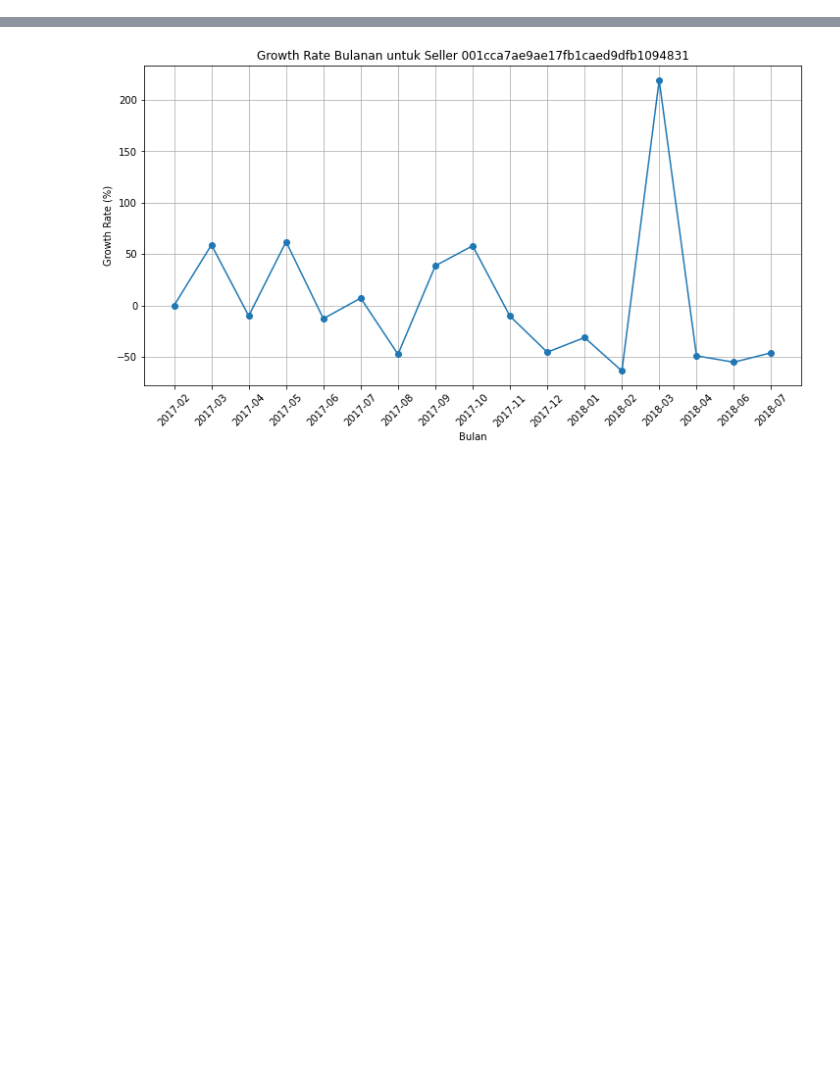
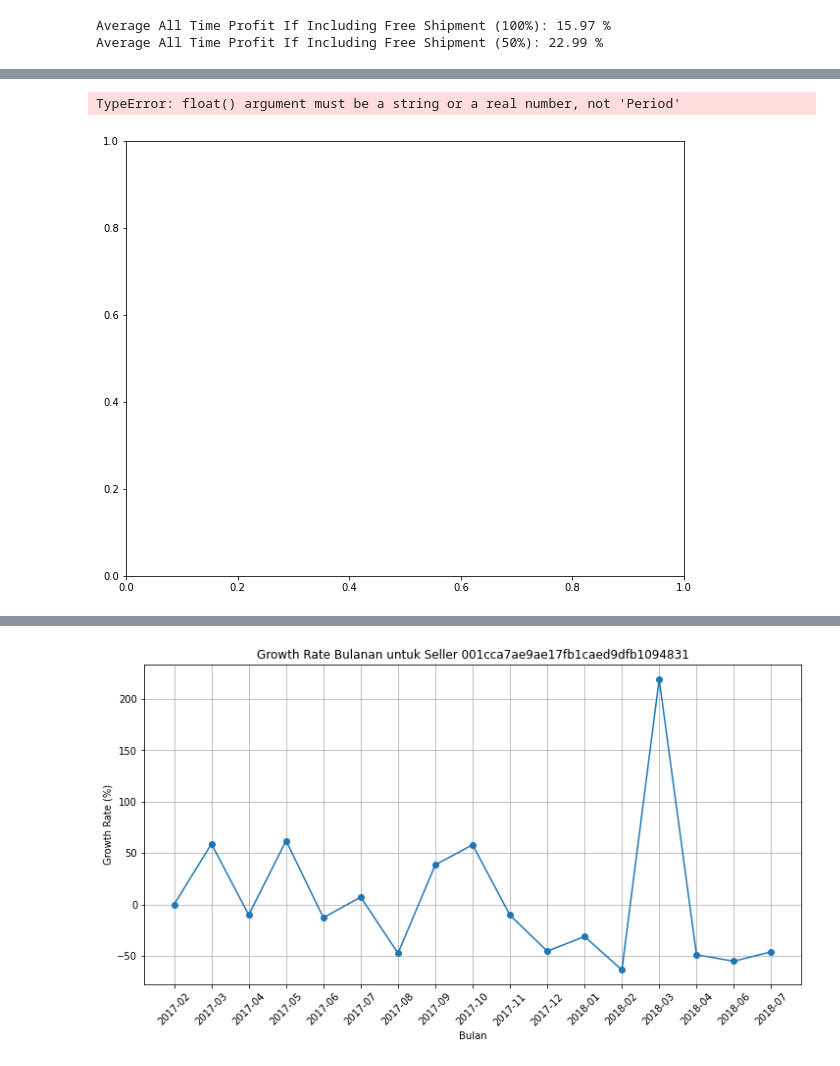
Before and after one commit to bnjisyn/Final-Project-Brazil-Ecommerce, a Jupyter notebook: data_analysis.ipynb, the cells around one changed output, grey strips where cells are left out. Drawn from its saved outputs; the diff is of its cells as text; code cells hidden in the pictures; blank space fills up the shorter version.

```diff
--- a/data_analysis.ipynb
+++ b/data_analysis.ipynb
@@ -65,0 +87,8 @@ df.select_dtypes(include = [int, float]).describe().round(2)
+# %%
+profit_admin = 0.3
+
+df_freight = df.copy()
+df_freight['sales_freight_payed_100'] = df_freight['sales'] * profit_admin - df_freight['freight_value']
+df_freight['sales_freight_payed_50'] = df_freight['sales'] * profit_admin - df_freight['freight_value'] * 0.5
+df_freight.order_approved_at = df_freight.order_approved_at.dt.to_period('M')
+df_freight.head()
@@ -65,0 +102,31 @@ df.select_dtypes(include = [int, float]).describe().round(2)
+# %%
+df_freight_monthly = df_freight.groupby(['order_approved_at']).agg({'sales' : ['count', 'sum'],
+                                                                    'freight_value' : 'sum',
+                                                                   'sales_freight_payed_100' : 'sum',
+                                                                   'sales_freight_payed_50' : 'sum'})
+df_freight_monthly.columns = ['order_count', 'sales', 'shipping_value', 'sales_shipping_payed_100', 'sales_shipping_payed_50']
+
+# Make a Column to Represents Sales after Freight/Shipping Payed
+df_freight_monthly['%profit_100'] = round(df_freight_monthly.sales_shipping_payed_100/df_freight_monthly.sales * 100, 2)
+df_freight_monthly['%profit_50'] = round(df_freight_monthly.sales_shipping_payed_50/df_freight_monthly.sales * 100, 2)
+
+avg_profit_free_shipment_100 = round(df_freight_monthly.sales_shipping_payed_100.sum()/df_freight_monthly.sales.sum() * 100, 2)
+avg_profit_free_shipment_50 = round(df_freight_monthly.sales_shipping_payed_50.sum()/df_freight_monthly.sales.sum() * 100, 2)
+print(f'Average All Time Profit If Including Free Shipment (100%): {avg_profit_free_shipment_100} %')
+print(f'Average All Time Profit If Including Free Shipment (50%): {avg_profit_free_shipment_50} %')
+display(df_freight_monthly)
+
+plt.figure(figsize = (10, 8))
+# df_freight_monthly.index.astype(str)
+plt.plot(df_freight_monthly['%profit_100'], marker = 'o')
+plt.plot(df_freight_monthly['%profit_50'], marker = 'o')
+plt.title('Monthly Seller Sales (Shipping Reimbursed) by 100%')
+plt.xlabel('Month')
+plt.ylabel('Profit (%)')
+plt.xticks(rotation = 45)
+plt.grid(True)
+plt.legend()
+plt.show()
+# %% [output]
+Average All Time Profit If Including Free Shipment (100%): 15.97 %
+Average All Time Profit If Including Free Shipment (50%): 22.99 %
@@ -65,0 +151,2 @@ df.select_dtypes(include = [int, float]).describe().round(2)
+TypeError: float() argument must be a string or a real number, not 'Period'
+[figure, added]
```
Also changed, not shown: parts of 20 cells of this notebook, 1 other file.
